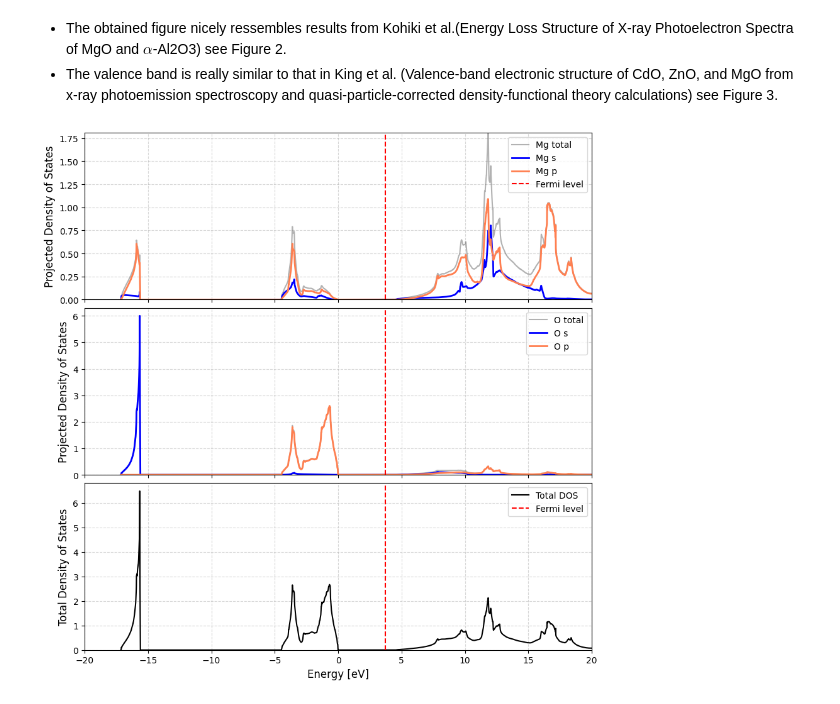
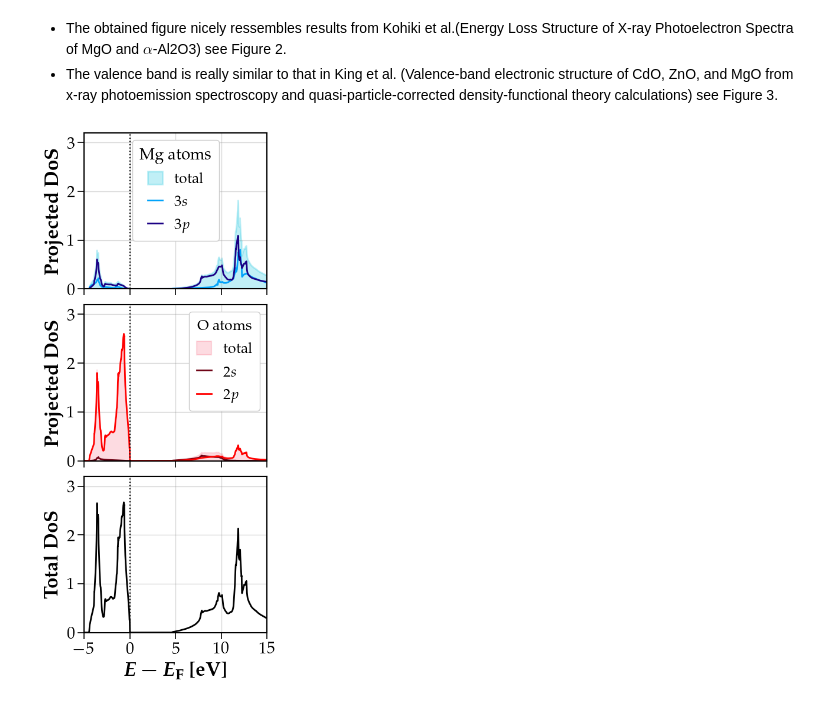
Before and after one commit to sylvainshan/MSE-468-Atomisitc-and-Quantum-Simulations-of-Materials, a Jupyter notebook: lab3/exercise_1/lab3_exercise1.ipynb, the cells around one changed output. Cells and saved outputs as stored; diff of their text form; code cells hidden in the pictures.

```diff
--- a/lab3/exercise_1/lab3_exercise1.ipynb
+++ b/lab3/exercise_1/lab3_exercise1.ipynb
@@ -344,64 +384,67 @@ spectroscopy and quasi-particle-corrected density-functional theory calculations
 # %%
 file_paths = {
     'Mg_tot': 'MgO/MgO PDOS/atom_Mg_tot.dat',
     'Mg_s': 'MgO/MgO PDOS/atom_Mg_s.dat',
     'Mg_p': 'MgO/MgO PDOS/atom_Mg_p.dat',
     'O_tot': 'MgO/MgO PDOS/atom_O_tot.dat',
     'O_s': 'MgO/MgO PDOS/atom_O_s.dat',
     'O_p': 'MgO/MgO PDOS/atom_O_p.dat'
 }
 
 pdos_data = {}
 for key, path in file_paths.items():
     data = np.loadtxt(path, skiprows=1)
     pdos_data[key] = {
-        'energy': data[:, 0] - fermi_level_offset,  # Shift energy by fermi level offset found by SCF
+        'energy': data[:, 0] - fermi_level_offset,  # Shift energy by fermi energy found in NSCF
         'pdos': data[:, 1]
     }
 
-fig, (ax1, ax2, ax3) = plt.subplots(3, 1, figsize=(9, 9), sharex=True)
+fig, (ax1, ax2, ax3) = plt.subplots(3, 1, figsize=(4, 11), sharey=True)
 
-energy_min = -20
-energy_max = 20
+xmin = -5
+xmax = 15
 
 # Plot Mg PDOS on top panel
-ax1.plot(pdos_data['Mg_tot']['energy'], pdos_data['Mg_tot']['pdos'], 'k-', label='Mg total', alpha=0.3, linewidth=1.5)
-ax1.plot(pdos_data['Mg_s']['energy'], pdos_data['Mg_s']['pdos'], '-', label='Mg s', color='blue', linewidth=2)
-ax1.plot(pdos_data['Mg_p']['energy'], pdos_data['Mg_p']['pdos'], '-', label='Mg p', color='coral', linewidth=2)
-ax1.set_ylabel('Projected Density of States', fontsize=12)
-ax1.grid(True, linestyle='--', alpha=0.5)
-ax1.axvline(fermi_level_plot, color='r', linestyle='--', label='Fermi level')
-ax1.set_xlim(energy_min, energy_max)
-ax1.legend()
-ax1.set_ylim(0, max(pdos_data['Mg_s']['pdos'] + pdos_data['Mg_p']['pdos']))
+ax1.fill_between(pdos_data['Mg_tot']['energy'], pdos_data['Mg_tot']['pdos'], '-', label='total', alpha=0.25, linewidth=2, color='#04c1de')
+ax1.plot(pdos_data['Mg_s']['energy'], pdos_data['Mg_s']['pdos'], '-', label=r'$3s$', color='#02a3fa', linewidth=2)
+ax1.plot(pdos_data['Mg_p']['energy'], pdos_data['Mg_p']['pdos'], '-', label=r'$3p$', color='#1c0185', linewidth=2)
+ax1.set_ylabel(r'$\textbf{Projected DoS}$')
+ax1.grid(True, axis='both')
+ax1.axvline(0, color='k', linestyle=':')
+ax1.legend(title='Mg atoms', title_fontsize=20, fontsize=18)
+ax1.set_xlim(xmin, xmax)
+ax1.set_xticks([-5,0,5,10,15])
+ax1.set_xticklabels([])
 
 # Plot O PDOS on the middle panel
-ax2.plot(pdos_data['O_tot']['energy'], pdos_data['O_tot']['pdos'], 'k-', label='O total', alpha=0.3, linewidth=1.5)
-ax2.plot(pdos_data['O_s']['energy'], pdos_data['O_s']['pdos'], '-', label='O s', linewidth=2, color='blue')
-ax2.plot(pdos_data['O_p']['energy'], pdos_data['O_p']['pdos'], '-', label='O p', linewidth=2, color='coral')
-ax2.set_ylabel('Projected Density of States', fontsize=12)
-ax2.grid(True, linestyle='--', alpha=0.5)
-ax2.legend()
-ax2.axvline(fermi_level_plot, color='r', linestyle='--', label='Fermi level')
-ax2.set_ylim(0, max(pdos_data['O_s']['pdos'] + pdos_data['O_p']['pdos'])*1.05)
-
+ax2.fill_between(pdos_data['O_tot']['energy'], pdos_data['O_tot']['pdos'], '-', label='total', linewidth=1.5, color='#fa7389', alpha=0.25)
+ax2.plot(pdos_data['O_s']['energy'], pdos_data['O_s']['pdos'], '-', label=r'$2s$', linewidth=2, color='#6e0214')
+ax2.plot(pdos_data['O_p']['energy'], pdos_data['O_p']['pdos'], '-', label=r'$2p$', linewidth=2, color='red')
+ax2.set_ylabel(r'$\textbf{Projected DoS}$')
+ax2.grid(True, axis='both')
+ax2.legend(title='O atoms', title_fontsize=18, fontsize=18)
+ax2.axvline(0, color='k', linestyle=':')
+ax2.set_xlim(xmin, xmax)
+ax2.set_xticks([-5,0,5,10,15])
+ax2.set_xticklabels([])
 
 # Plot the total DOS on the bottom panel
 total_dos = pdos_data['Mg_tot']['pdos'] + pdos_data['O_tot']['pdos']
-ax3.plot(pdos_data['Mg_tot']['energy'], total_dos, 'k-', label='Total DOS',  linewidth=1.5)
-ax3.set_xlabel('Energy [eV]', fontsize=12)
-ax3.set_ylabel('Total Density of States', fontsize=12)
-ax3.grid(True, linestyle='--', alpha=0.5)
-ax3.axvline(fermi_level_plot, color='r', linestyle='--', label='Fermi level')
-ax3.set_xlim(energy_min, energy_max)
-ax3.legend()
-ax3.set_ylim(0, max(total_dos)*1.05)
+ax3.plot(pdos_data['Mg_tot']['energy'], total_dos, 'k-', linewidth=2)
+ax3.set_xlabel(r'$\boldsymbol{E - E_{\rm F}} \textbf{ [eV]}$')
+ax3.set_ylabel(r'$\textbf{Total DoS}$')
+ax3.grid(True, axis='both')
+ax3.axvline(0, color='k', linestyle=':')
+ax3.set_xlim(xmin, xmax)
+ax3.set_ylim(0, 3.2)
+ax3.set_yticks([0,1,2,3])
+ax3.set_xticks([-5,0,5,10,15])
+ax3.set_yticklabels([0,1,2,3])
 
-plt.tight_layout()
-plt.subplots_adjust(hspace=0.05)  # Reduce space between subplots
+plt.subplots_adjust(hspace=0.1)
+
+plt.savefig("Figures/MgO_pdos.pdf", bbox_inches='tight')
+
 plt.show()
-
-# Optional: Save the figure
-# plt.savefig('MgO_PDOS_plot.png', dpi=300, bbox_inches='tight')
 # %% [output]
-[figure, old version]
+[figure, new version]
```
Also changed, not shown: parts of 7 cells of this notebook, 35 other files.
